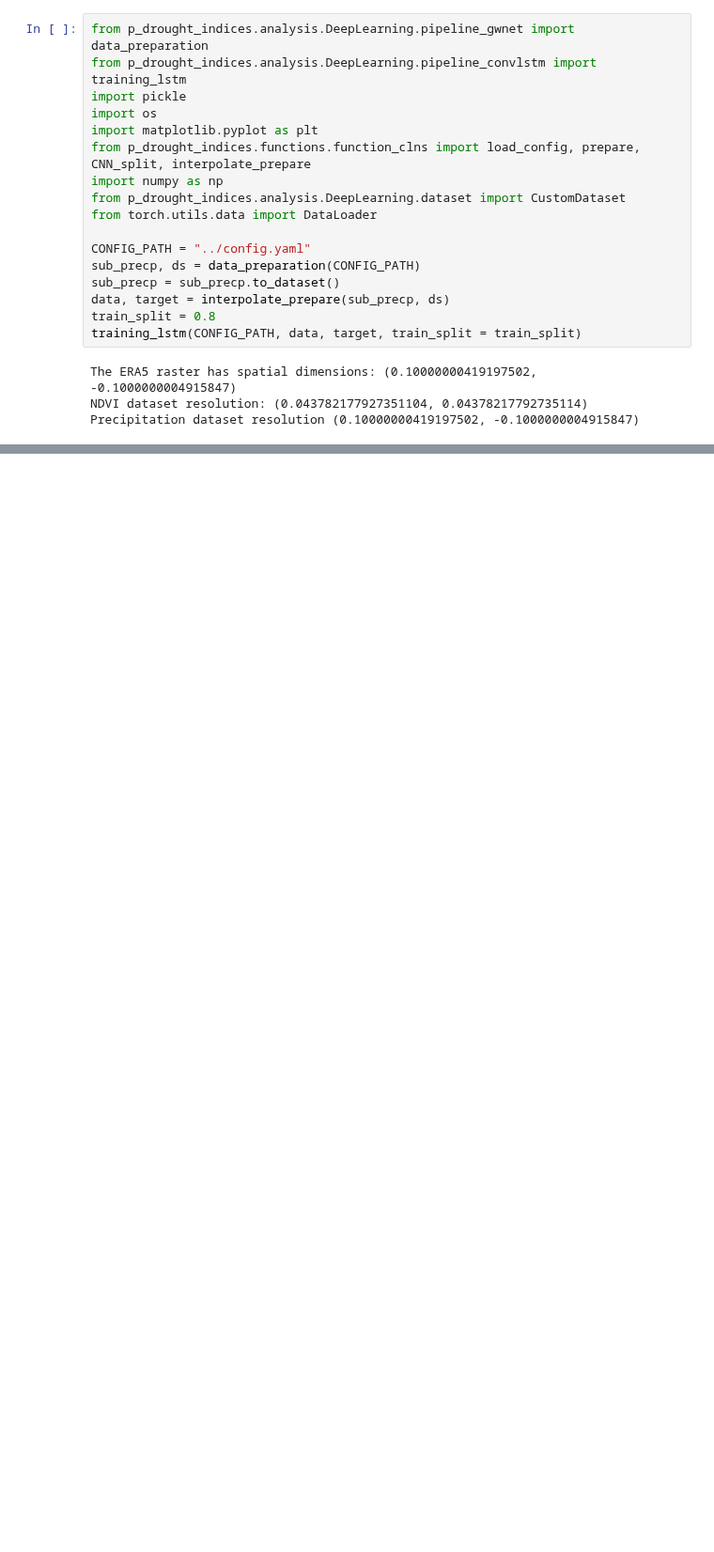
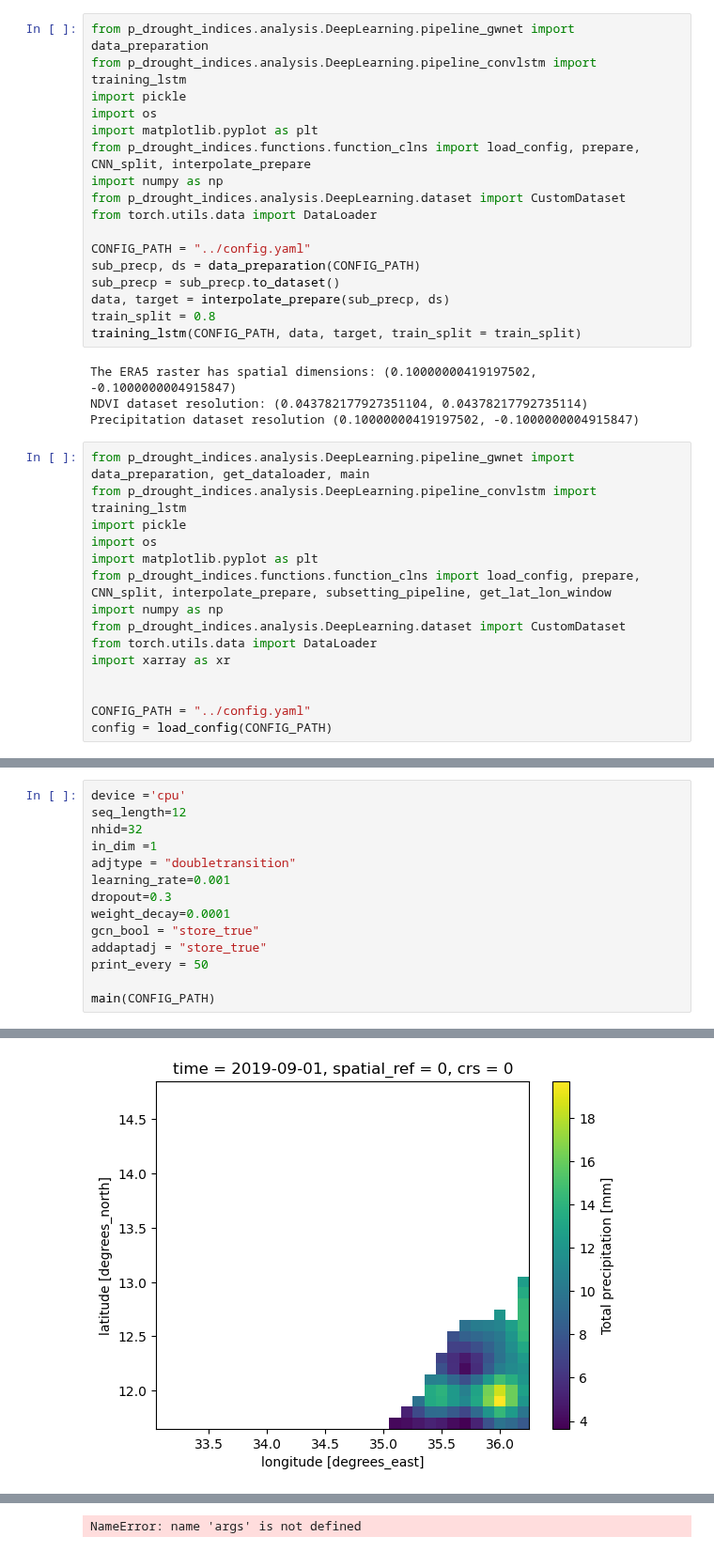
Before and after one commit to Riccardo7-DS/Indices_analysis, a Jupyter notebook: notebooks/graph_nn.ipynb, the cells around one changed output, grey strips where cells are left out. Shown at 94% size. Saved outputs shown, nothing was run; the diff lists cells and outputs as text; blank space fills up the shorter version.

```diff
--- a/notebooks/graph_nn.ipynb
+++ b/notebooks/graph_nn.ipynb
@@ -19,3 +19,18 @@ training_lstm(CONFIG_PATH, data, target, train_split = train_split)
 The ERA5 raster has spatial dimensions: (0.10000000419197502, -0.1000000004915847)
 NDVI dataset resolution: (0.043782177927351104, 0.04378217792735114)
 Precipitation dataset resolution (0.10000000419197502, -0.1000000004915847)
+# %%
+from p_drought_indices.analysis.DeepLearning.pipeline_gwnet import data_preparation, get_dataloader, main
+from p_drought_indices.analysis.DeepLearning.pipeline_convlstm import training_lstm
+import pickle
+import os
+import matplotlib.pyplot as plt
+from p_drought_indices.functions.function_clns import load_config, prepare, CNN_split, interpolate_prepare, subsetting_pipeline, get_lat_lon_window
+import numpy as np
+from p_drought_indices.analysis.DeepLearning.dataset import CustomDataset
+from torch.utils.data import DataLoader
+import xarray as xr
+
+
+CONFIG_PATH = "../config.yaml"
+config = load_config(CONFIG_PATH)
@@ -21,0 +52,15 @@ Precipitation dataset resolution (0.10000000419197502, -0.1000000004915847)
+# %%
+device ='cpu'
+seq_length=12
+nhid=32
+in_dim =1
+adjtype = "doubletransition"
+learning_rate=0.001
+dropout=0.3
+weight_decay=0.0001
+gcn_bool = "store_true"
+addaptadj = "store_true"
+print_every = 50
+
+main(CONFIG_PATH)
+# %% [output]
@@ -21,0 +84 @@ Precipitation dataset resolution (0.10000000419197502, -0.1000000004915847)
+[figure, added]
@@ -21,0 +109 @@ Precipitation dataset resolution (0.10000000419197502, -0.1000000004915847)
+NameError: name 'args' is not defined
```
Also changed, not shown: parts of 6 cells of this notebook, 2 other files.
